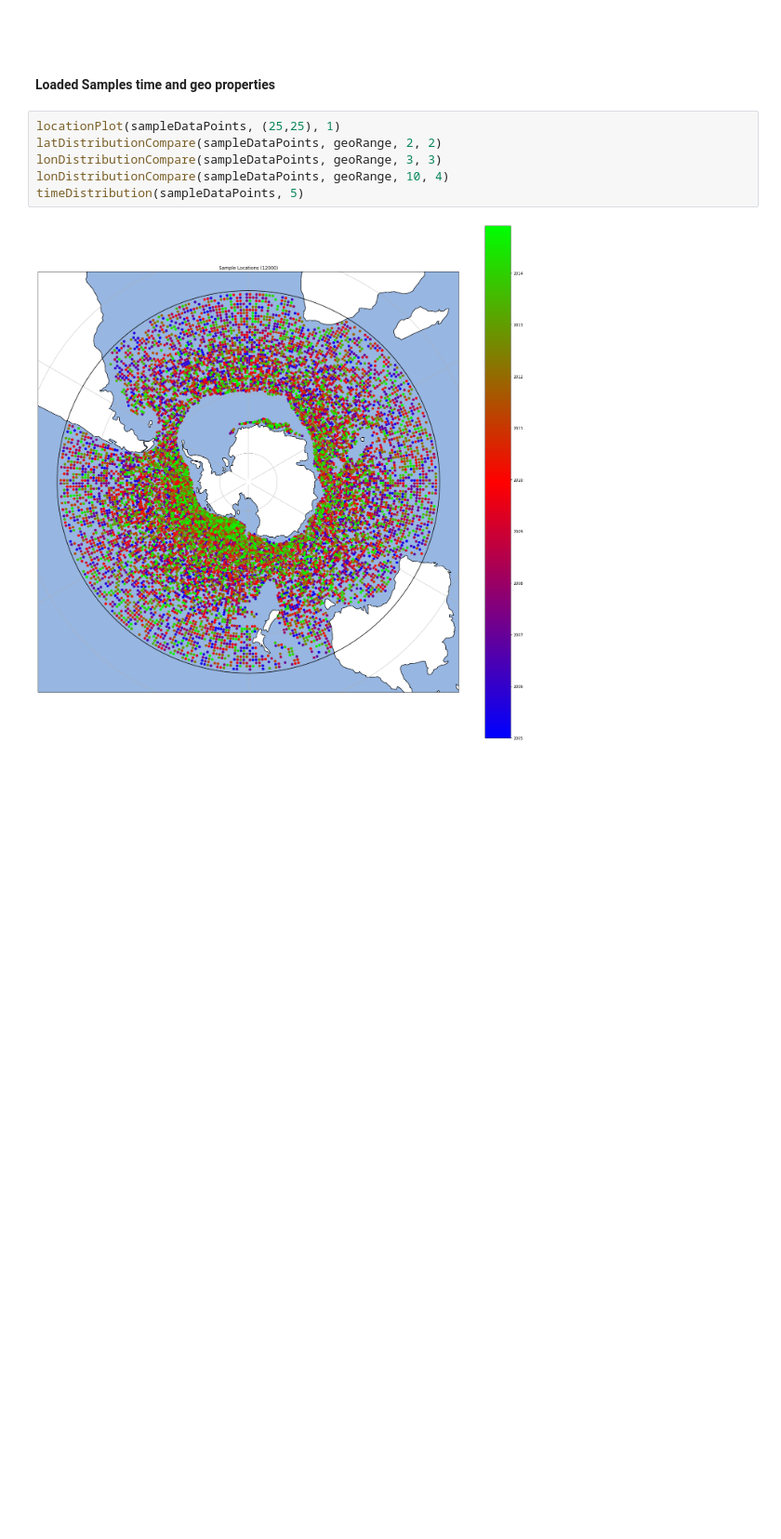
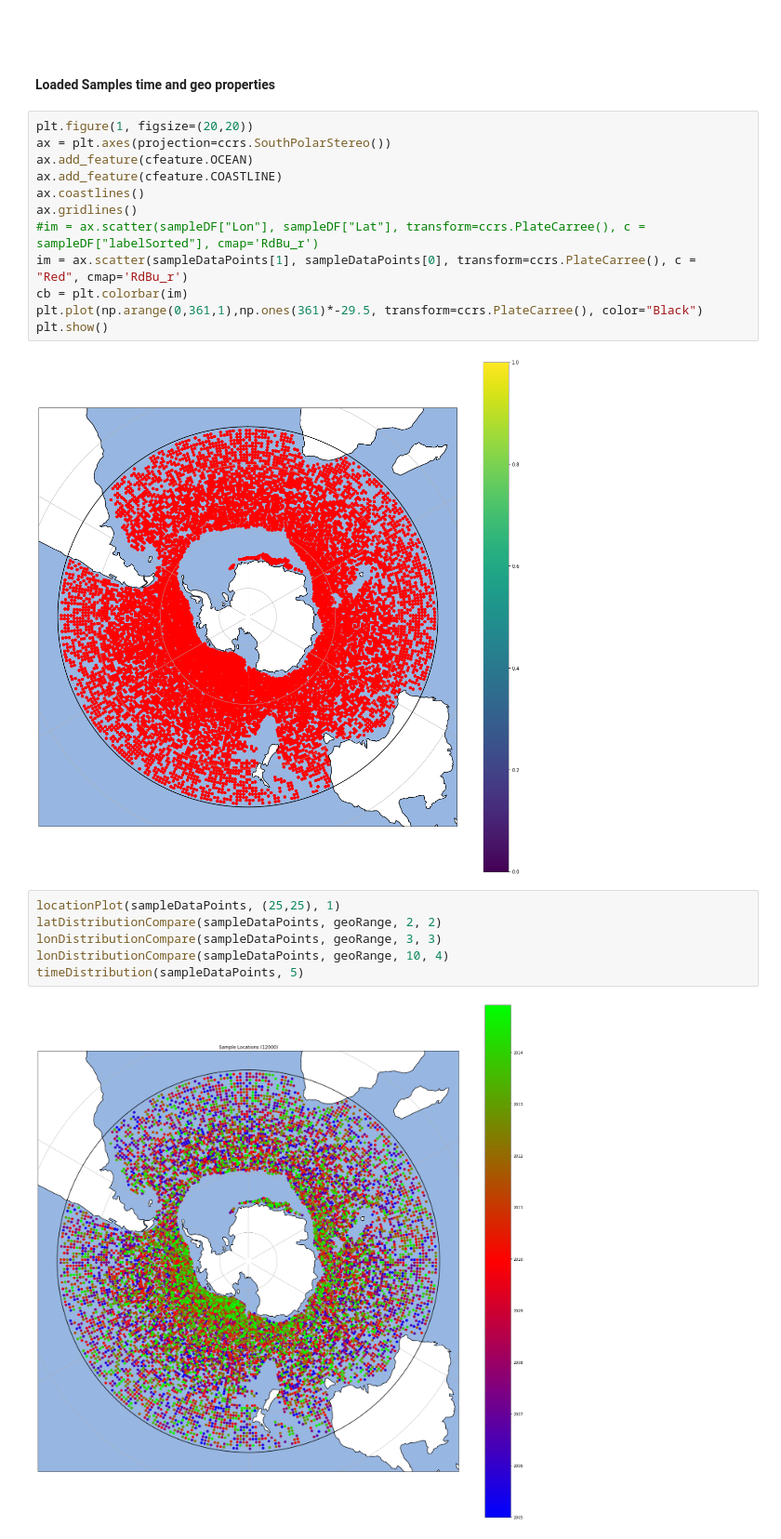
Before and after one commit to el1247/BAS_AI4ER_SAM, a Jupyter notebook: notebooks/exploratory/1.0_el_UKESM1SampleLoad.ipynb, the cells around one changed output. Shown at 93% size. Saved outputs shown, nothing was run; the diff lists cells and outputs as text; blank space fills up the shorter version.

```diff
--- a/notebooks/exploratory/1.0_el_UKESM1SampleLoad.ipynb
+++ b/notebooks/exploratory/1.0_el_UKESM1SampleLoad.ipynb
@@ -304,6 +304,20 @@ locationPlotSimple(geoRange, (7,7),2)
 <br>
 # %% [markdown]
 #### Loaded Samples time and geo properties
+# %%
+plt.figure(1, figsize=(20,20))
+ax = plt.axes(projection=ccrs.SouthPolarStereo())
+ax.add_feature(cfeature.OCEAN)
+ax.add_feature(cfeature.COASTLINE)
+ax.coastlines()
+ax.gridlines()
+#im = ax.scatter(sampleDF["Lon"], sampleDF["Lat"], transform=ccrs.PlateCarree(), c =  sampleDF["labelSorted"], cmap='RdBu_r')
+im = ax.scatter(sampleDataPoints[1], sampleDataPoints[0], transform=ccrs.PlateCarree(), c =  "Red", cmap='RdBu_r')
+cb = plt.colorbar(im)
+plt.plot(np.arange(0,361,1),np.ones(361)*-29.5, transform=ccrs.PlateCarree(), color="Black")
+plt.show()
+# %% [output]
+[figure, added]
 # %%
 locationPlot(sampleDataPoints, (25,25), 1)
 latDistributionCompare(sampleDataPoints, geoRange, 2, 2)
```
Also changed, not shown: 8 other files.
